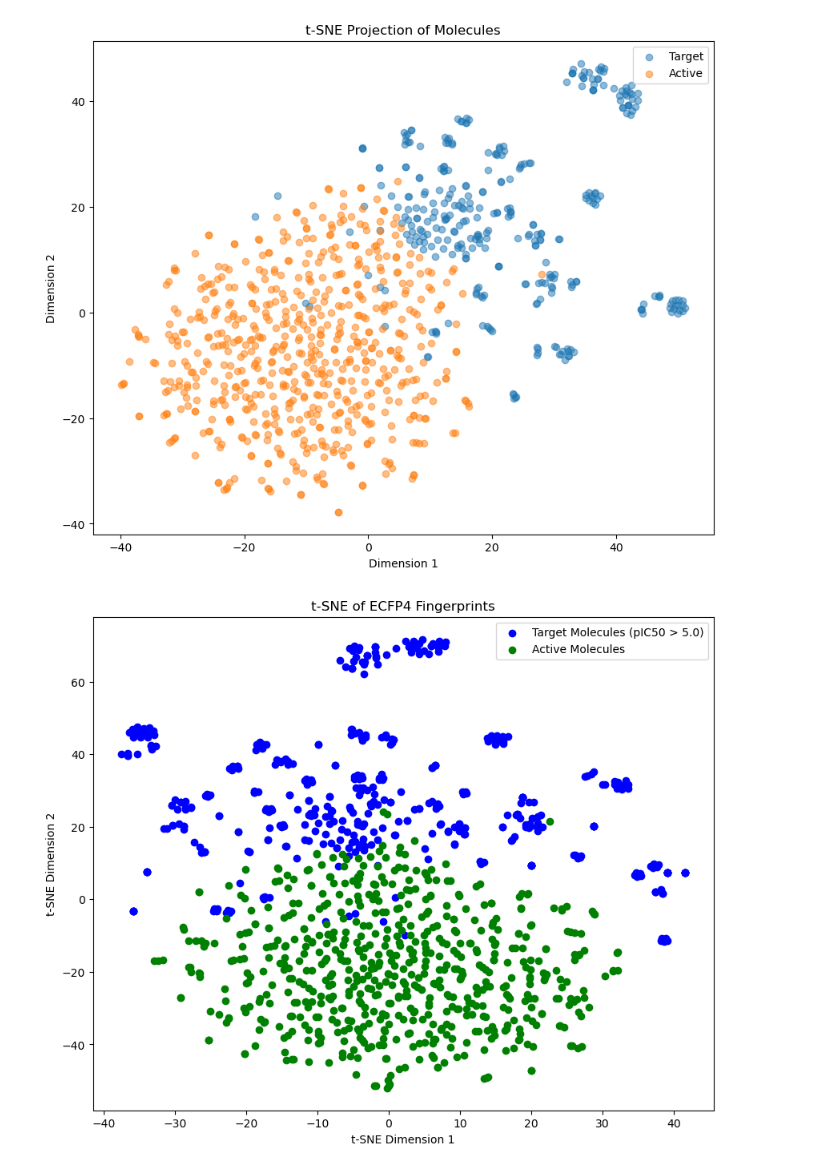
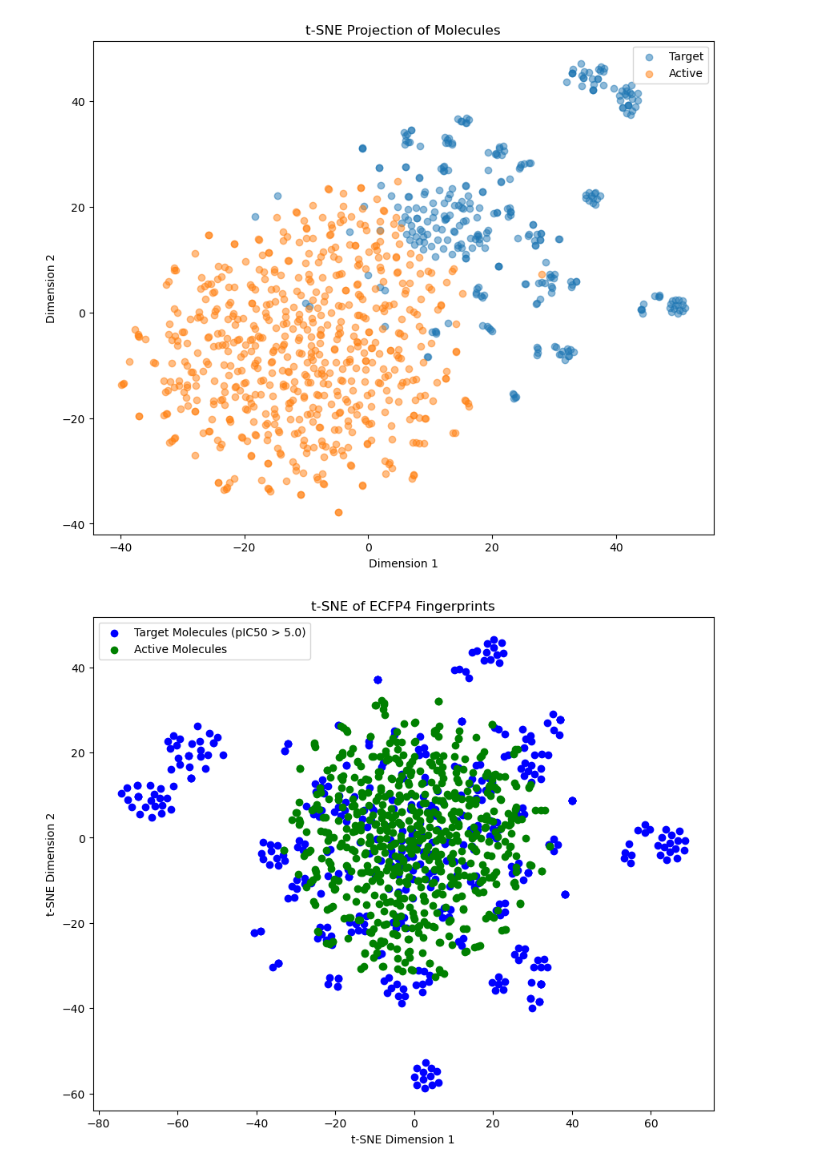
Before and after one commit to catorch/LLaMA-Mol, a Jupyter notebook: 9_new_molecules_evaluation.ipynb, the cells around one changed output. Drawn from its saved outputs; the diff is of its cells as text; code cells hidden in the pictures.

```diff
--- a/9_new_molecules_evaluation.ipynb
+++ b/9_new_molecules_evaluation.ipynb
@@ -466,40 +466,38 @@ plt.show()
 # %%
 # Compute ECFP4 fingerprints for active molecules
 active_molecules = lipinski_passed_df['Molecule'].apply(Chem.MolFromSmiles)
 active_ecfp4 = [AllChem.GetMorganFingerprintAsBitVect(mol, 2, nBits=2048) for mol in active_molecules]
 
 # Compute ECFP4 fingerprints for target molecules
 target_molecules = target_molecules_filtered_df['canonical_smiles'].apply(Chem.MolFromSmiles)
 target_ecfp4 = [AllChem.GetMorganFingerprintAsBitVect(mol, 2, nBits=2048) for mol in target_molecules]
 
-# Convert ECFP4 fingerprints to numpy array
+# Convert ECFP4 fingerprints to numpy arrays
 active_ecfp4_np = np.array([list(fp) for fp in active_ecfp4])
 target_ecfp4_np = np.array([list(fp) for fp in target_ecfp4])
 
-# Combine the two sets of fingerprints
-combined_ecfp4 = np.vstack((active_ecfp4_np, target_ecfp4_np))
+# Perform t-SNE only on target molecules
+tsne = TSNE(n_components=2, random_state=42)
+target_ecfp4_tsne = tsne.fit_transform(target_ecfp4_np)
 
-# Perform t-SNE
-tsne = TSNE(n_components=2, random_state=42)
-ecfp4_tsne = tsne.fit_transform(combined_ecfp4)
+# Apply the same transformation to active molecules
+active_ecfp4_tsne = tsne.fit_transform(active_ecfp4_np)
 
 # Plotting
 plt.figure(figsize=(10, 8))
 
 # Plotting target molecules in blue
-plt.scatter(ecfp4_tsne[len(active_ecfp4):, 0], ecfp4_tsne[len(active_ecfp4):, 1],
+plt.scatter(target_ecfp4_tsne[:, 0], target_ecfp4_tsne[:, 1],
             color='blue', label='Target Molecules (pIC50 > 5.0)')
 
 # Plotting active molecules in green
-plt.scatter(ecfp4_tsne[:len(active_ecfp4), 0], ecfp4_tsne[:len(active_ecfp4), 1],
+plt.scatter(active_ecfp4_tsne[:, 0], active_ecfp4_tsne[:, 1],
             color='green', label='Active Molecules')
-
-
 
 plt.title('t-SNE of ECFP4 Fingerprints')
 plt.xlabel('t-SNE Dimension 1')
 plt.ylabel('t-SNE Dimension 2')
 plt.legend()
 plt.show()
 # %% [output]
-[figure, old version]
+[figure, new version]
```
